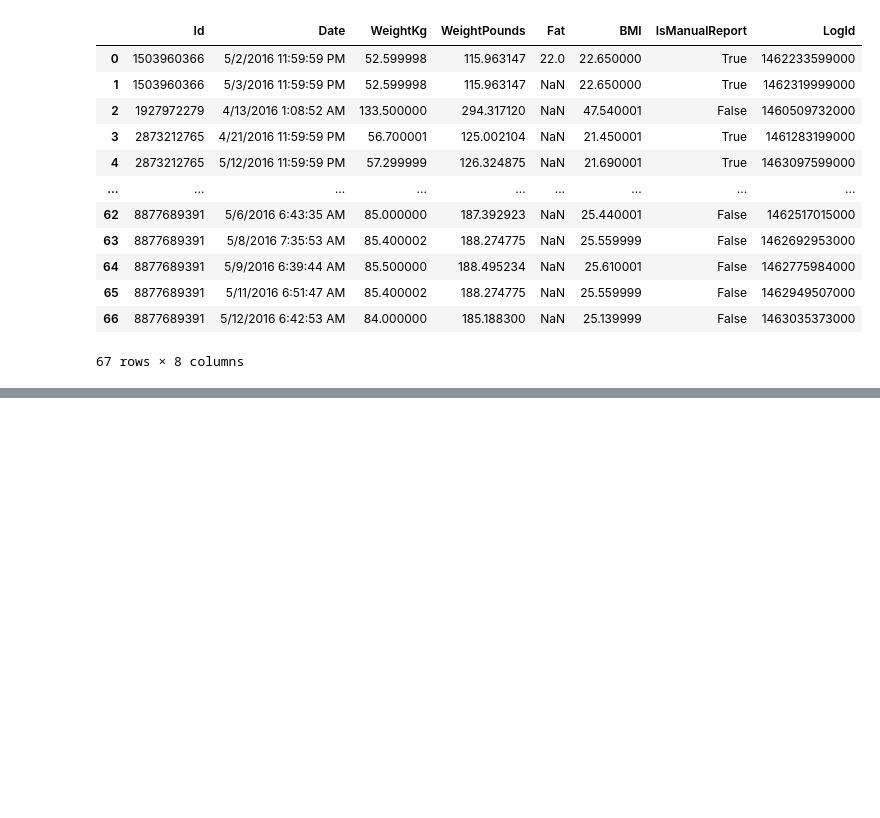
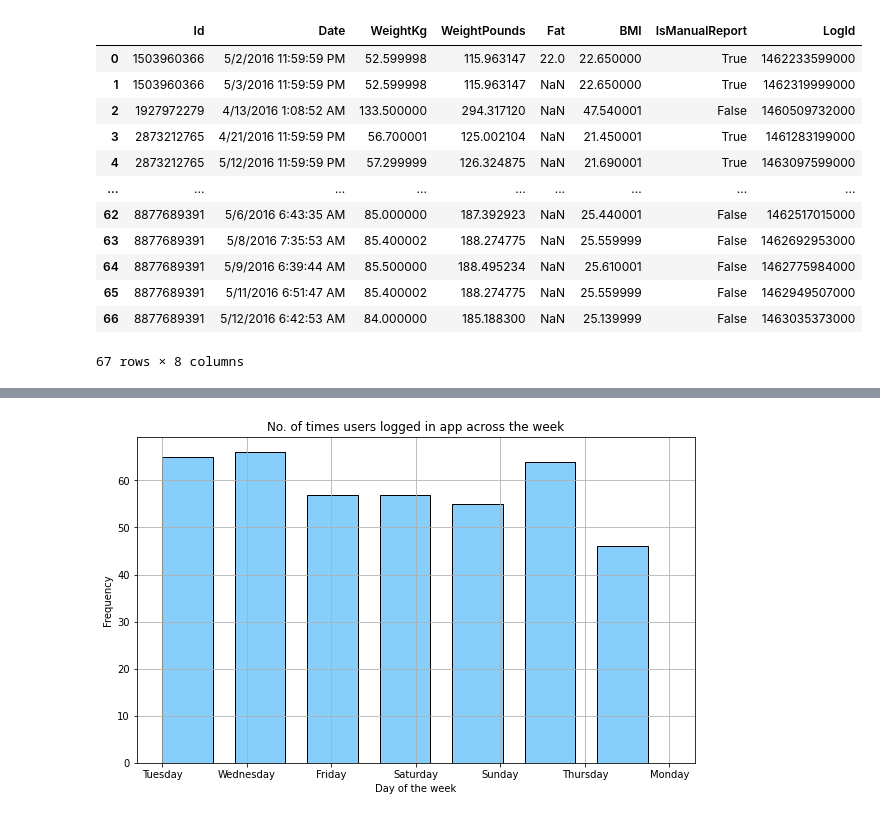
Before and after one commit to shikhar23091999/Bellabeat-Case-Study, a Jupyter notebook: Bellabeat_Case_Study.ipynb, the cells around one changed output, grey strips where cells are left out. Drawn from its saved outputs; the diff is of its cells as text; code cells hidden in the pictures; blank space fills up the shorter version.

```diff
--- a/Bellabeat_Case_Study.ipynb
+++ b/Bellabeat_Case_Study.ipynb
@@ -146,10 +214,3 @@ Index(['Id', 'ActivityDate', 'TotalSteps', 'TotalDistance', 'TrackerDistance',
 # %%
-columns = ['Id','TotalSteps','TotalDistance','TrackerDistance','LoggedActivitiesDistance','VeryActiveDistance','ModeratelyActiveDistance','LightActiveDistance','SedentaryActiveDistance','VeryActiveMinutes','FairlyActiveMinutes','LightlyActiveMinutes','SedentaryMinutes','Calories','WeightKg','WeightPounds']
-n = 1
-plt.figure(figsize=(20,15))
-
-for x in columns:
-  plt.subplot(4,4,n)
-  n = n+1
-  sns.boxplot(daily_data[x])
-  plt.tight_layout()
+new_cols = ['Id', 'ActivityDate', 'DayOfTheWeek', 'TotalSteps', 'TotalDistance', 'TrackerDistance', 'LoggedActivitiesDistance', 'VeryActiveDistance', 'ModeratelyActiveDistance', 'LightActiveDistance', 'SedentaryActiveDistance', 'VeryActiveMinutes', 'FairlyActiveMinutes', 'LightlyActiveMinutes', 'SedentaryMinutes', 'TotalExerciseMinutes', 'TotalExerciseHours', 'Calories']
+daily_data = daily_data.reindex(columns=new_cols)
@@ -179,0 +226,3 @@ msno.bar(daily_data)
+# %%
+daily_data["DayOfTheWeek"] = daily_data["ActivityDate"].dt.day_name()
+daily_data.rename(columns = {"Id":"id", "ActivityDate":"date", "DayOfTheWeek":"day_of_the_week", "TotalSteps":"total_steps", "TotalDistance":"total_dist", "TrackerDistance":"track_dist", "LoggedActivitiesDistance":"logged_dist", "VeryActiveDistance":"very_active_dist", "ModeratelyActiveDistance":"moderate_active_dist", "LightActiveDistance":"light_active_dist", "SedentaryActiveDistance":"sedentary_active_dist", "VeryActiveMinutes":"very_active_mins", "FairlyActiveMinutes":"fairly_active_mins", "LightlyActiveMinutes":"lightly_active_mins", "SedentaryMinutes":"sedentary_mins", "TotalExerciseMinutes":"total_mins","TotalExerciseHours":"total_hours","Calories":"calories"}, inplace = True)
@@ -179,0 +238,3 @@ msno.bar(daily_data)
+# %%
+daily_data["total_mins"] = daily_data["very_active_mins"] + daily_data["fairly_active_mins"] + daily_data["lightly_active_mins"] + daily_data["sedentary_mins"]
+daily_data["total_mins"].head(5)
@@ -179,0 +248,2 @@ msno.bar(daily_data)
+# %%
+daily_data["total_hours"] = round(daily_data["total_mins"] / 60)
@@ -179,0 +259,10 @@ msno.bar(daily_data)
+# %%
+plt.figure(figsize=(10,6))
+plt.hist(daily_data.day_of_the_week, bins = 7,width = 0.6, color = "lightskyblue", edgecolor = "black")
+plt.xlabel("Day of the week")
+plt.ylabel("Frequency")
+plt.title("No. of times users logged in app across the week")
+plt.grid(True)
+plt.show()
+# %% [output]
+[figure, added]
```
Also changed, not shown: parts of 22 cells of this notebook.
